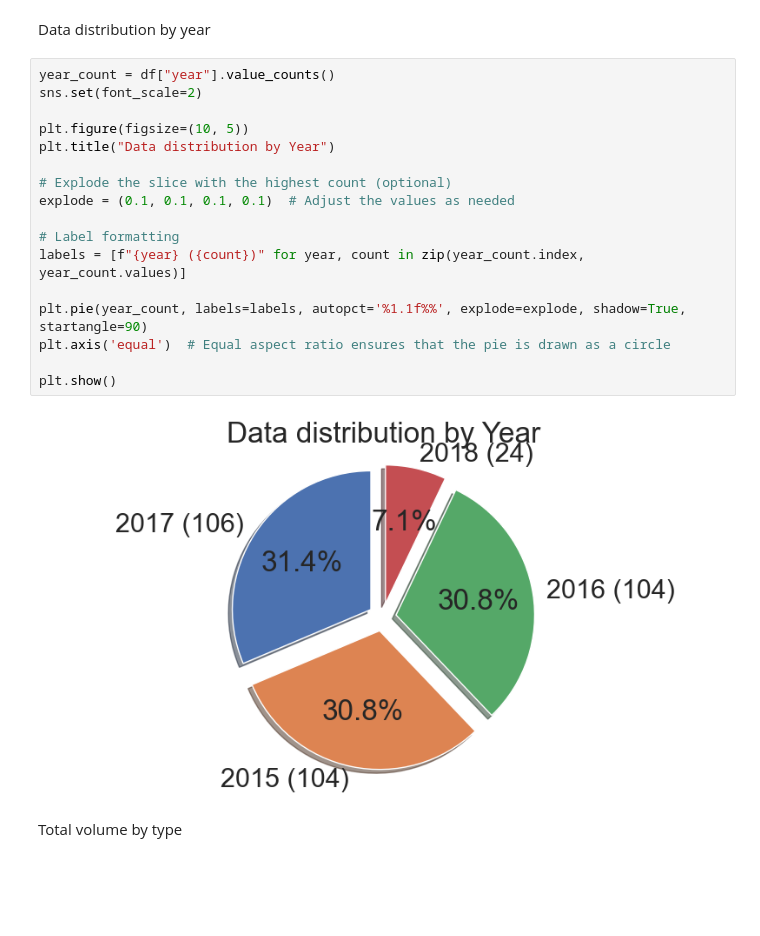
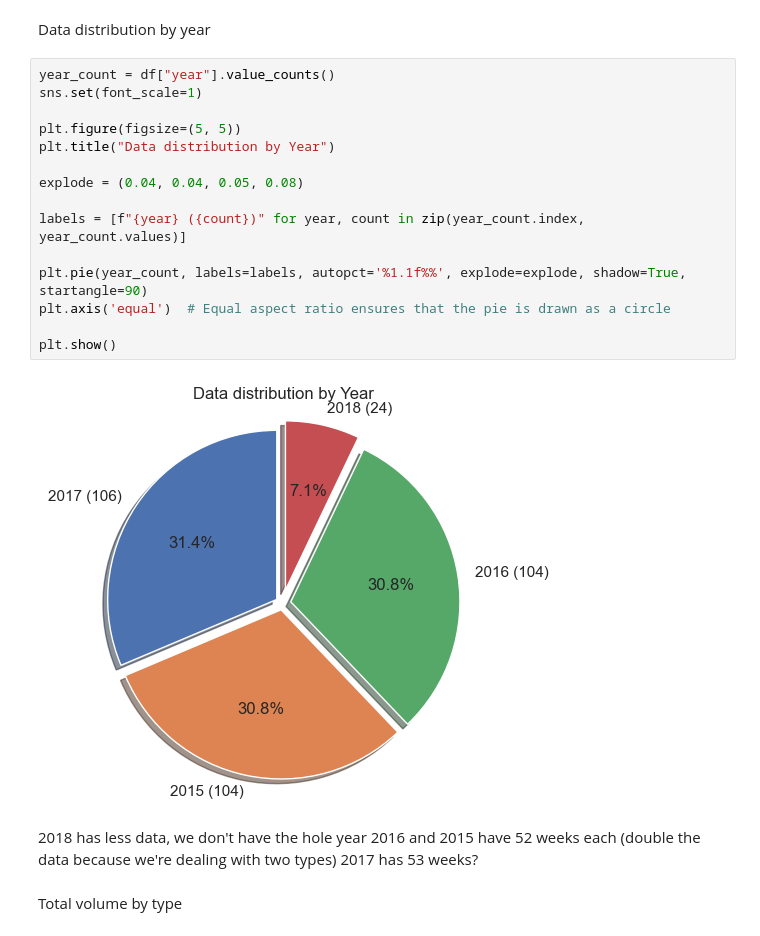
Before and after one commit to marcelomoraiscloser/apple_price, a Jupyter notebook: ApplePricePredictor.ipynb, the cells around one changed output. Drawn from its saved outputs; the diff is of its cells as text; blank space fills up the shorter version.

```diff
--- a/ApplePricePredictor.ipynb
+++ b/ApplePricePredictor.ipynb
@@ -73,23 +75,25 @@ plt.style.use('Solarize_Light2')
 Data distribution by year
 # %%
 year_count = df["year"].value_counts()
-sns.set(font_scale=2)
+sns.set(font_scale=1)
 
-plt.figure(figsize=(10, 5))
+plt.figure(figsize=(5, 5))
 plt.title("Data distribution by Year")
 
-# Explode the slice with the highest count (optional)
-explode = (0.1, 0.1, 0.1, 0.1)  # Adjust the values as needed
+explode = (0.04, 0.04, 0.05, 0.08)
 
-# Label formatting
 labels = [f"{year} ({count})" for year, count in zip(year_count.index, year_count.values)]
 
 plt.pie(year_count, labels=labels, autopct='%1.1f%%', explode=explode, shadow=True, startangle=90)
 plt.axis('equal')  # Equal aspect ratio ensures that the pie is drawn as a circle
 
 plt.show()
 # %% [output]
-[figure, old version]
+[figure, new version]
+# %% [markdown]
+2018 has less data, we don't have the hole year
+2016 and 2015 have 52 weeks each (double the data because we're dealing with two types)
+2017 has 53 weeks?
 # %% [markdown]
 Total volume by type
 # %%
```
Also changed, not shown: parts of 26 cells of this notebook.
